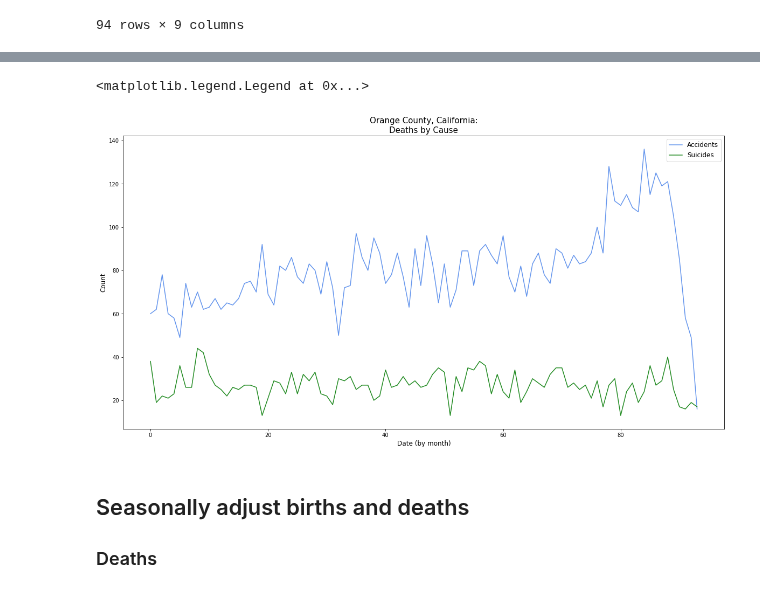
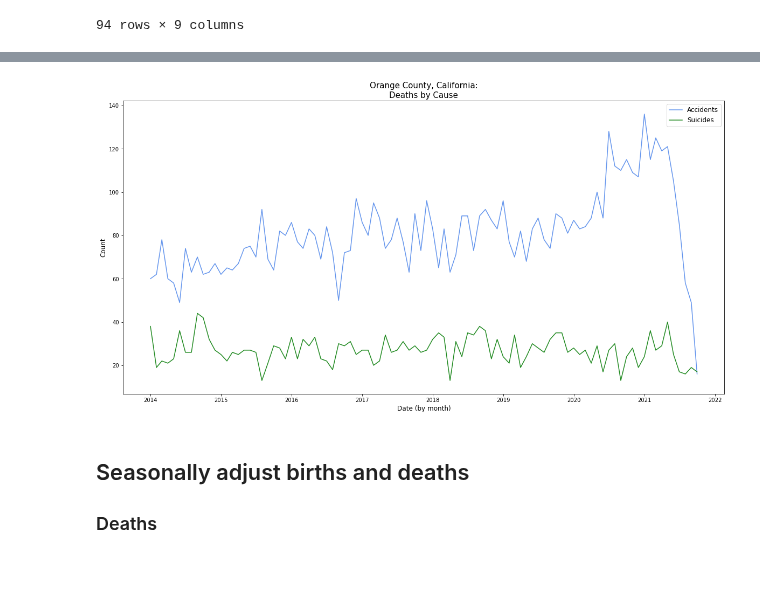
Before and after one commit to anushnap/data512-project, a Jupyter notebook: src/mortality_fertility_analysis.ipynb, the cells around one changed output, grey strips where cells are left out. Saved outputs shown, nothing was run; the diff lists cells and outputs as text; code cells hidden in the pictures.

```diff
--- a/src/mortality_fertility_analysis.ipynb
+++ b/src/mortality_fertility_analysis.ipynb
@@ -244,16 +248,18 @@ plt.legend(fontsize = 12)
 # %%
 fig = plt.figure(figsize = (20, 10))
 # plt.plot(oc_df['date'], oc_df['non_covid_deaths'], label = 'Deaths', c = 'black')
 # plt.plot(oc_df['date'], oc_df['covid_deaths'], label = 'Deaths', c = 'indianred')
-plt.plot(oc_df['accidents'], label = 'Accidents', c = 'cornflowerblue')
-plt.plot(oc_df['suicide'], label = 'Suicides', c = 'forestgreen')
+plt.plot(oc_df['date'], oc_df['accidents'], label = 'Accidents', c = 'cornflowerblue')
+plt.plot(oc_df['date'], oc_df['suicide'], label = 'Suicides', c = 'forestgreen')
 plt.xlabel('Date (by month)', fontsize = 12)
 plt.ylabel('Count', fontsize = 12)
 plt.title('Orange County, California:\nDeaths by Cause', fontsize = 15)
 plt.legend(fontsize = 12)
+
+# Save figure into the results folder
+plt.savefig(os.path.join(RESULTS_PATH, 'oc_accidents-suicides.jpg'))
 # %% [output]
-<matplotlib.legend.Legend at 0x...>
-[figure, old version]
+[figure, new version]
 # %% [markdown]
 ## Seasonally adjust births and deaths
 ### Deaths
```
Also changed, not shown: parts of 5 cells of this notebook, 6 other files.
